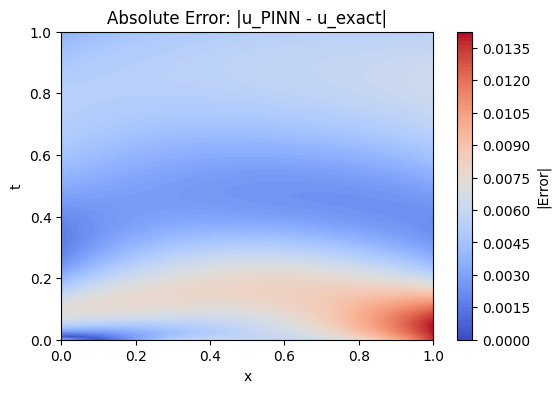
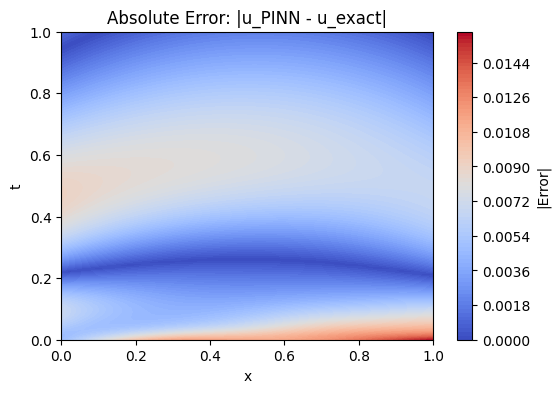
Code edit (unified diff) that turned the first committed figure into the second:
--- before
+++ after
@@ -10,11 +10,11 @@
 
 
-mid_idx = 50  # index for t ≈ 0.5
+mid_idx = 10
 plt.plot(x_vals, U[mid_idx, :], label="PINN")
 plt.plot(x_vals, np.sin(np.pi * x_vals) * np.exp(-np.pi**2 * t_vals[mid_idx]), label="Exact", linestyle='dashed')
 plt.xlabel("x")
-plt.ylabel("u(x, t=0.5)")
+plt.ylabel("u(x, t)")
 plt.legend()
-plt.title("Comparison at t = 0.5")
+plt.title("Comparison at t ~ 1sec")
 plt.grid(True)
 plt.show()

Commit: ploting_at_1sec